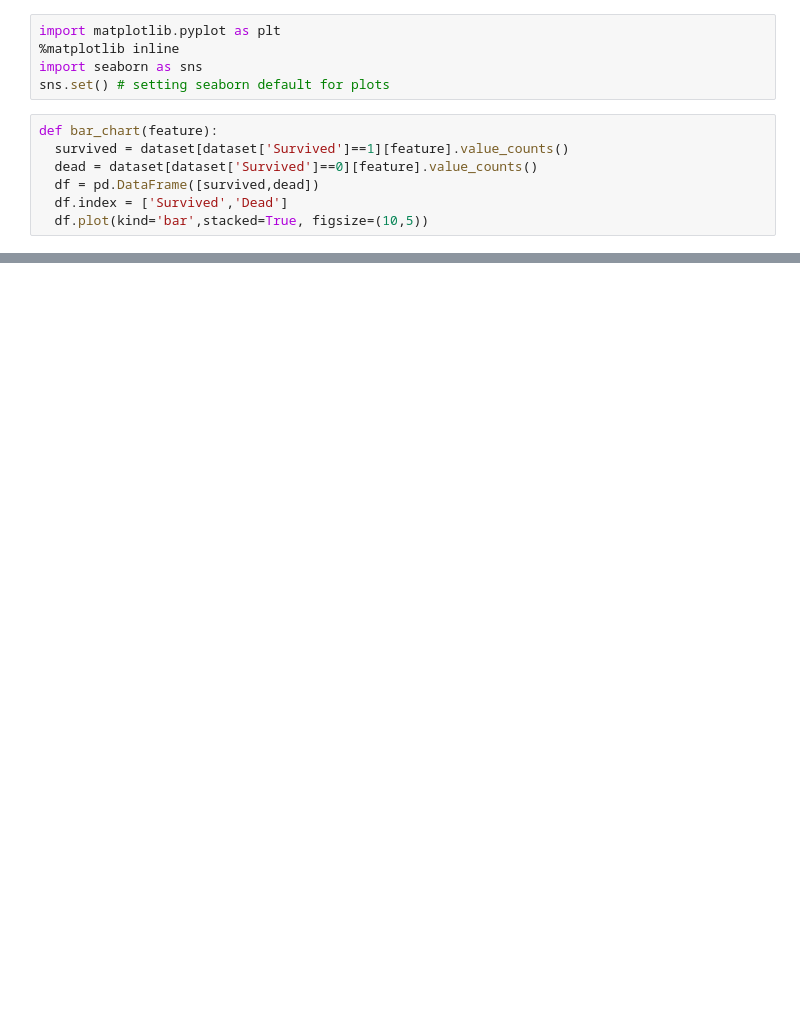
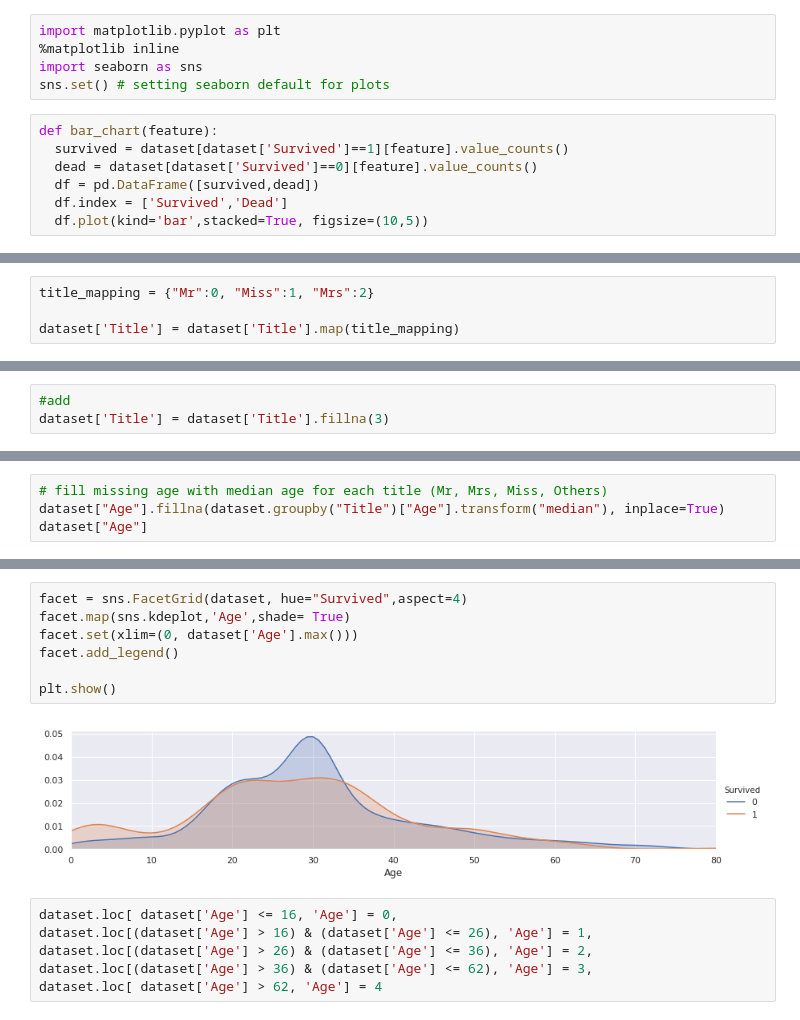
Before and after one commit to cly1213/Colab, a Jupyter notebook: DNN.ipynb, the cells around one changed output, grey strips where cells are left out. Cells and saved outputs as stored; diff of their text form; blank space fills up the shorter version.

```diff
--- a/DNN.ipynb
+++ b/DNN.ipynb
@@ -84,0 +82,4 @@ bar_chart('Pclass')
+# %%
+title_mapping = {"Mr":0, "Miss":1, "Mrs":2}
+
+dataset['Title'] = dataset['Title'].map(title_mapping)
@@ -84,0 +107,3 @@ bar_chart('Pclass')
+# %%
+#add
+dataset['Title'] = dataset['Title'].fillna(3)
@@ -84,0 +163,4 @@ bar_chart('Pclass')
+# %%
+# fill missing age with median age for each title (Mr, Mrs, Miss, Others)
+dataset["Age"].fillna(dataset.groupby("Title")["Age"].transform("median"), inplace=True)
+dataset["Age"]
@@ -84,0 +185,15 @@ bar_chart('Pclass')
+# %%
+facet = sns.FacetGrid(dataset, hue="Survived",aspect=4)
+facet.map(sns.kdeplot,'Age',shade= True)
+facet.set(xlim=(0, dataset['Age'].max()))
+facet.add_legend()
+
+plt.show()
+# %% [output]
+[figure, added]
+# %%
+dataset.loc[ dataset['Age'] <= 16, 'Age'] = 0,
+dataset.loc[(dataset['Age'] > 16) & (dataset['Age'] <= 26), 'Age'] = 1,
+dataset.loc[(dataset['Age'] > 26) & (dataset['Age'] <= 36), 'Age'] = 2,
+dataset.loc[(dataset['Age'] > 36) & (dataset['Age'] <= 62), 'Age'] = 3,
+dataset.loc[ dataset['Age'] > 62, 'Age'] = 4
```
Also changed, not shown: parts of 43 cells of this notebook.
